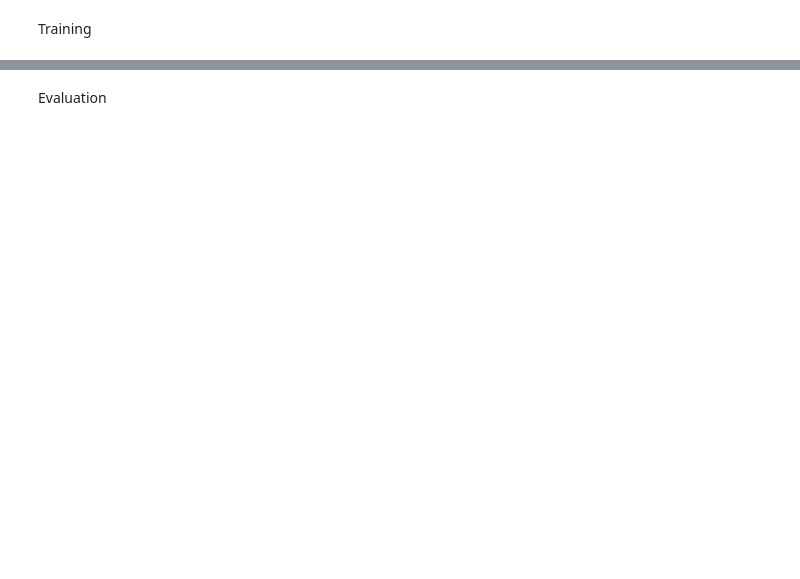
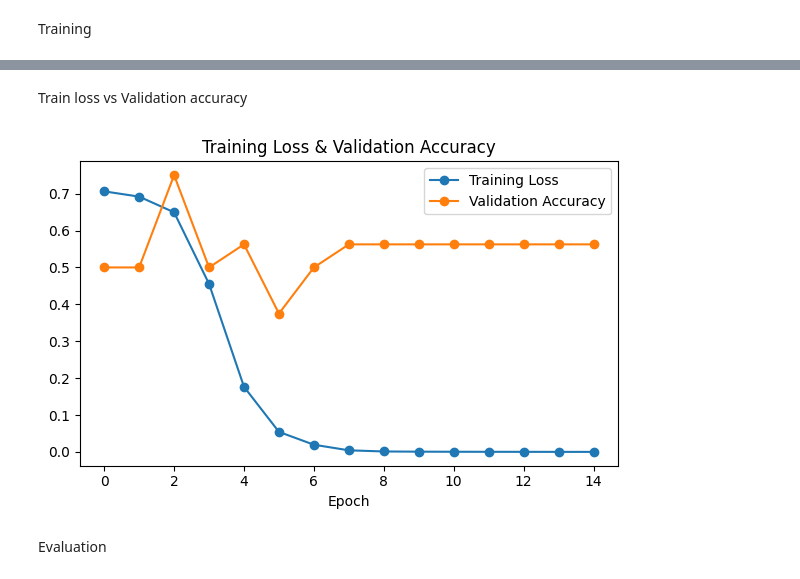
Before and after one commit to joeljanson19/intelligent_systems, a Jupyter notebook: Individual_Project/2D_CNN.ipynb, the cells around one changed output, grey strips where cells are left out. Drawn from its saved outputs; the diff is of its cells as text; code cells hidden in the pictures; blank space fills up the shorter version.

```diff
--- a/Individual_Project/2D_CNN.ipynb
+++ b/Individual_Project/2D_CNN.ipynb
@@ -17,16 +18,15 @@ Configuration
 # PATHS & DATA SETTINGS
 # =========================
 DATA_DIR = r"C:\Users\joelj\CHALMERS\Exchange\Intelligent Systems\Individual Project\Data\SHM-Data"
-FREQUENCY = "100kHz"
-FILENAME = f"pc_f{FREQUENCY}.h5"
+FILENAME_PATTERN = "pc_f100kHz.h5"
 
-BASELINE_IDS = [10, 20, 30, 40, 50]
-DAMAGE_IDS   = [1, 6, 11, 16, 21]
+BASELINE_IDS = range(1, 29)   # B1 ... B28
+DAMAGE_IDS   = range(1, 29)   # D1 ... D28
 
 # =========================
 # SIGNAL PROCESSING
 # =========================
-FS = 1_000_000        # sampling frequency (adjust if needed)
+FS = 1e6        # sampling frequency
 NPERSEG = 256
 NOVERLAP = 128
 
@@ -34,7 +34,7 @@ NOVERLAP = 128
 # TRAINING
 # =========================
 BATCH_SIZE = 16
-EPOCHS = 10
+EPOCHS = 15
 LR = 1e-3
 DEVICE = "cuda" if torch.cuda.is_available() else "cpu"
 # %% [markdown]
@@ -203,3 +259,19 @@ Epoch 10/10 | Loss: 0.0947
+# %% [markdown]
+Train loss vs Validation accuracy
+# %%
+plt.figure(figsize=(6, 4))
+
+# plt.subplot(1, 2, 1)
+plt.plot(train_losses, marker="o", label="Training Loss")
+plt.plot(val_accuracies, marker="o", label="Validation Accuracy")
+plt.title("Training Loss & Validation Accuracy")
+plt.xlabel("Epoch")
+# plt.ylabel("Accuracy")
+plt.legend()
+plt.tight_layout()
+plt.show()
+# %% [output]
+[figure, added]
 # %% [markdown]
 Evaluation
 # %%
```
Also changed, not shown: parts of 10 cells of this notebook, 1 other file.
